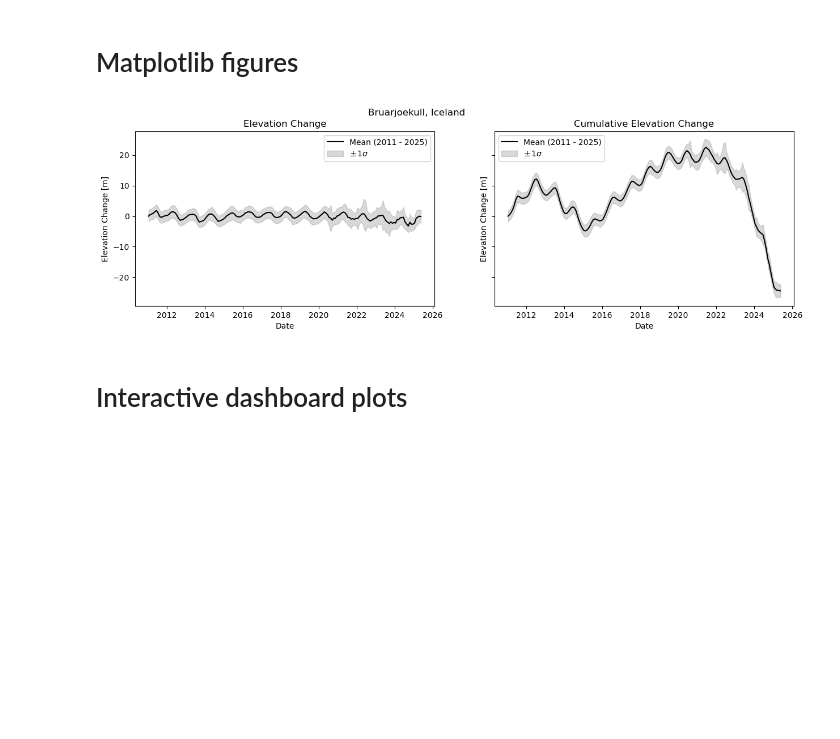
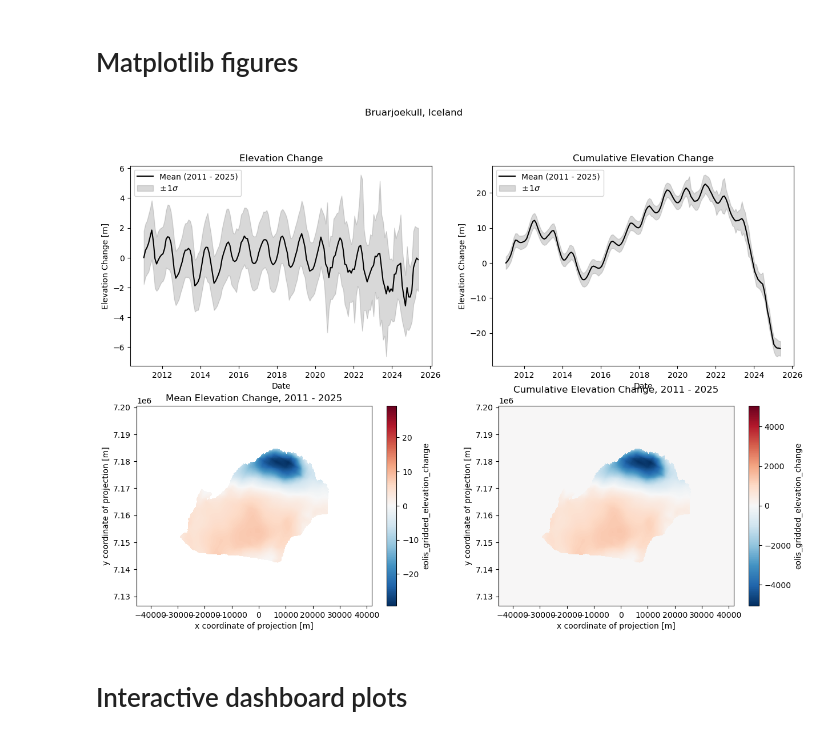
Before and after one commit to gampnico/oggm-scripts, a Jupyter notebook: notebooks/l1_dashboard_mockup.ipynb, the cells around one changed output. Drawn from its saved outputs; the diff is of its cells as text; code cells hidden in the pictures; blank space fills up the shorter version.

Commit message:
feat: elevation change maps, monthly smb cycles

```diff
--- a/notebooks/l1_dashboard_mockup.ipynb
+++ b/notebooks/l1_dashboard_mockup.ipynb
@@ -381,37 +381,56 @@ def plot_eolis_timeseries(datacube, gdir, cumulative=False, ax=None):
         fig, ax = plt.subplots(figsize=(15, 5))
     mean_period = f"{dataset.t[0].dt.year.values} - {dataset.t[-1].dt.year.values}"
     if not cumulative:
         mean_timeseries = dataset.eolis_elevation_change_timeseries
         title = "Elevation Change"
     else:
         mean_timeseries = dataset.eolis_elevation_change_timeseries.cumsum()
         title = "Cumulative Elevation Change"
 
     mean_timeseries.plot(ax=ax, color="k", label=f"Mean ({mean_period})")
     ax.fill_between(
         dataset.t,
         mean_timeseries - dataset.eolis_elevation_change_sigma_timeseries,
         mean_timeseries + dataset.eolis_elevation_change_sigma_timeseries,
         alpha=0.3,
         label="$\pm\,1\sigma$",
         color="grey"
     )
     ax.set_ylabel("Elevation Change [m]")
     ax.set_xlabel("Date")
     # ax.set_title(f"{gdir.name}, {gdir.rgi_subregion_name.split(': ')[1]}")
     ax.set_title(title)
     ax.legend()
     return ax
 
-fig, ax = plt.subplots(figsize=(15,4), sharey=True, ncols=2)
-ax[0] = plot_eolis_timeseries(datacube=datacube, gdir=gdir, cumulative=False, ax=ax[0])
-ax[1] = plot_eolis_timeseries(datacube=datacube, gdir=gdir, cumulative=True, ax=ax[1])
+def plot_eolis_map(datacube, gdir, cumulative=False, ax=None):
+    dataset = xr.decode_cf(dash.data["datacube"].ds)
+    if not ax:
+        fig, ax = plt.subplots(figsize=(15, 5))
+    mean_period = f"{dataset.t[0].dt.year.values} - {dataset.t[-1].dt.year.values}"
+    # dataset.itslive_v.where(dataset.glacier_mask).plot(ax=ax, label="")
+    if not cumulative:
+        dataset.eolis_gridded_elevation_change.mean(dim="t").plot(ax=ax)
+        title = f"Mean Elevation Change, {mean_period}"
+    else:
+        dataset.eolis_gridded_elevation_change.cumsum(dim="t", skipna=True)[-1].plot(ax=ax)
+        title = f"Cumulative Elevation Change, {mean_period}"
+
+    ax.set_title(title)
+    ax.set_aspect('equal')
+    return ax
+
+fig, ax = plt.subplots(figsize=(15,10), sharey=False, ncols=2, nrows=2)
+ax[0,0] = plot_eolis_timeseries(datacube=datacube, gdir=gdir, cumulative=False, ax=ax[0,0])
+ax[0,1] = plot_eolis_timeseries(datacube=datacube, gdir=gdir, cumulative=True, ax=ax[0,1])
+ax[1,0] = plot_eolis_map(datacube=datacube, gdir=gdir, cumulative=False, ax=ax[1,0])
+ax[1,1] = plot_eolis_map(datacube=datacube, gdir=gdir, cumulative=True, ax=ax[1,1])
 glacier_name = dash.data["gdir"].name
 region_name = dash.data["gdir"].rgi_subregion_name.split(": ")[1]
 title = f"{glacier_name}, {region_name}"
 fig.suptitle(title);
 # %% [output]
-[figure, old version]
+[figure, new version]
 # %% [markdown]
 # Interactive dashboard plots
 # %%
```
Also changed, not shown: parts of 3 cells of this notebook.
